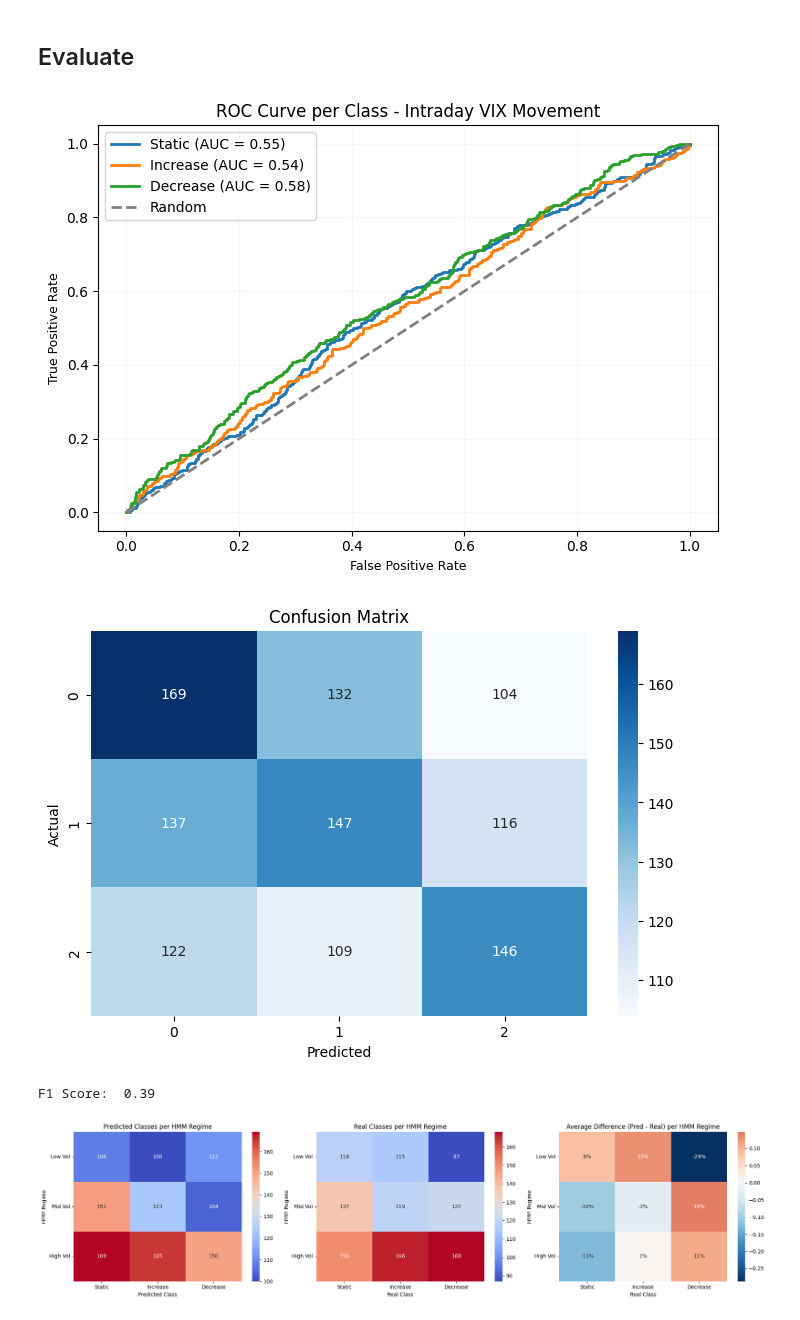
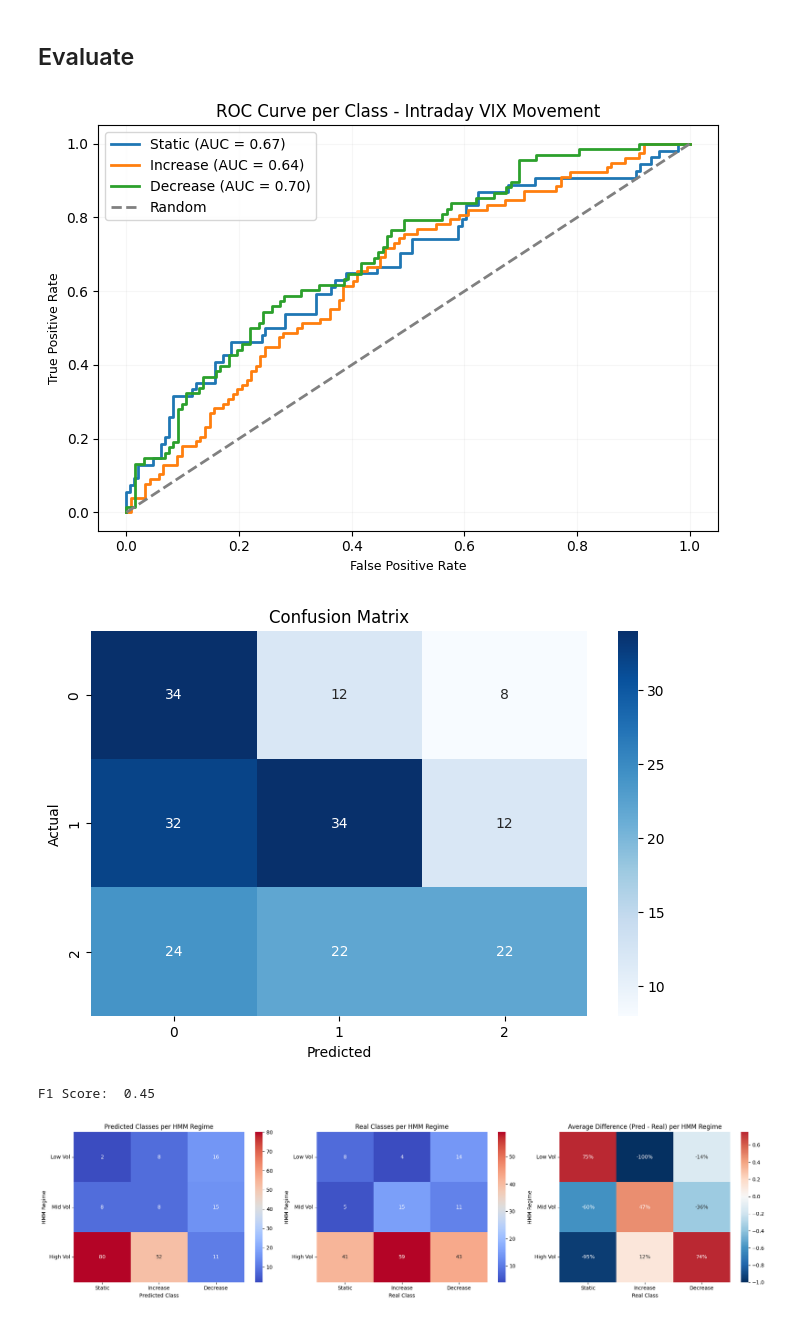
Before and after one commit to AFAcoding/Hierarchical-Regime-Aware-Stacked-Ensemble-for-Intra-day-VIX-Dynamics, a Jupyter notebook: LGBM.ipynb, the cells around one changed output. Saved outputs shown, nothing was run; the diff lists cells and outputs as text; code cells hidden in the pictures.

```diff
--- a/LGBM.ipynb
+++ b/LGBM.ipynb
@@ -484,0 +579,35 @@ print("Mean precision across all splits:", precision_mean)
+# %%
+test_sizes = [20, 40, 100, 200]
+
+results = []
+
+for ts in test_sizes:
+
+    backtesting_res = backtesting_prod(
+        test_size=ts,
+        model=model_lbm,
+        data=data
+    )
+
+    precision = precision_score(
+        backtesting_res['real_class'],
+        backtesting_res['pred_class'],
+        average="weighted",
+        zero_division=0
+    )
+
+    f1 = f1_score(
+        backtesting_res['real_class'],
+        backtesting_res['pred_class'],
+        average="weighted"
+    )
+
+    results.append({
+        "test_size": ts,
+        "precision": precision,
+        "f1_score": f1
+    })
+
+metrics_df = pd.DataFrame(results)
+
+print(metrics_df)
@@ -489,7 +624,7 @@ from sklearn.preprocessing import label_binarize
 from sklearn.metrics import roc_curve, auc
 
 # TRUE LABELS
-y_true = pred_real['real_class'].values
+y_true = backtesting_res['real_class'].values
 classes = [0, 1, 2]
 
 y_true_bin = label_binarize(y_true, classes=classes)
@@ -498,9 +633,9 @@ labels = ['Static', 'Increase', 'Decrease']
 
 # PROBABILITIES MATRIX
 y_score = np.column_stack([
-    pred_real['proba_class_0'].values if 'proba_class_0' in pred_real.columns else None,
-    pred_real['proba_class_1'].values,
-    pred_real['proba_class_2'].values if 'proba_class_2' in pred_real.columns else None
+    backtesting_res['proba_class_0'].values if 'proba_class_0' in backtesting_res.columns else None,
+    backtesting_res['proba_class_1'].values,
+    backtesting_res['proba_class_2'].values if 'proba_class_2' in backtesting_res.columns else None
 ])
 
 # fallback if only 2-class model
@@ -536,9 +671,9 @@ plt.tight_layout()
 
 plt.show()
 # %% [output]
-[figure, old version]
+[figure, new version]
 # %%
-cm = confusion_matrix(pred_real['real_class'], pred_real['pred_class'])
+cm = confusion_matrix(backtesting_res['real_class'], backtesting_res['pred_class'])
 plt.figure(figsize=(8, 5))
 sns.heatmap(cm, annot=True, fmt='g', cmap='Blues')
 plt.xlabel("Predicted")
@@ -547,18 +682,18 @@ plt.title("Confusion Matrix")
 plt.show()
 
 # F1 Score
-f1 = f1_score(pred_real['real_class'], pred_real['pred_class'], average='macro')
+f1 = f1_score(backtesting_res['real_class'], backtesting_res['pred_class'], average='macro')
 print("F1 Score: ", round(f1, 2))
 # %% [output]
-[figure, old version]
+[figure, new version]
-F1 Score:  0.39
+F1 Score:  0.45
 # %%
 # Compute difference between predicted and real classes
-pred_real['diff_class'] = pred_real['pred_class'] - pred_real['real_class']
+backtesting_res['diff_class'] = backtesting_res['pred_class'] - backtesting_res['real_class']
 
 # Pivot tables
-heat_pred = pd.crosstab(pred_real['test_regime'], pred_real['pred_class'])
-heat_real = pd.crosstab(pred_real['test_regime'], pred_real['real_class'])
+heat_pred = pd.crosstab(backtesting_res['test_regime'], backtesting_res['pred_class'])
+heat_real = pd.crosstab(backtesting_res['test_regime'], backtesting_res['real_class'])
 heat_diff = (heat_real - heat_pred)/heat_real
 
 # Create figure with 3 subplots side by side
@@ -570,31 +705,31 @@ axes[0].set_xticks([0.5,1.5,2.5])
 axes[0].set_xticklabels(["Static", "Increase", "Decrease"], rotation=0)
 axes[0].set_yticks([0.5,1.5,2.5])
 axes[0].set_yticklabels(['Low Vol','Mid Vol','High Vol'], rotation=0)
 axes[0].set_title("Predicted Classes per HMM Regime")
 axes[0].set_xlabel("Predicted Class")
 axes[0].set_ylabel("HMM Regime")
 
 # Heatmap of real classes
 sns.heatmap(heat_real, annot=True, fmt='d', cmap='coolwarm', ax=axes[1])
 axes[1].set_xticks([0.5,1.5,2.5])
 axes[1].set_xticklabels(["Static", "Increase", "Decrease"], rotation=0)
 axes[1].set_yticks([0.5,1.5,2.5])
 axes[1].set_yticklabels(['Low Vol','Mid Vol','High Vol'], rotation=0)
 axes[1].set_title("Real Classes per HMM Regime")
 axes[1].set_xlabel("Real Class")
 axes[1].set_ylabel("HMM Regime")
 
 # Heatmap of differences (Predicted - Real)
 sns.heatmap(heat_diff, annot=True, fmt=".0%", cmap='RdBu_r', center=0, ax=axes[2])
 axes[2].set_xticks([0.5,1.5,2.5])
 axes[2].set_xticklabels(["Static", "Increase", "Decrease"], rotation=0)
 axes[2].set_yticks([0.5,1.5,2.5])
 axes[2].set_yticklabels(['Low Vol','Mid Vol','High Vol'], rotation=0)
 axes[2].set_title("Average Difference (Pred - Real) per HMM Regime")
 axes[2].set_xlabel("Real Class")
 axes[2].set_ylabel("HMM Regime")
 
 plt.tight_layout()
 plt.show()
 # %% [output]
-[figure, old version]
+[figure, new version]
```
Also changed, not shown: parts of 9 cells of this notebook.
